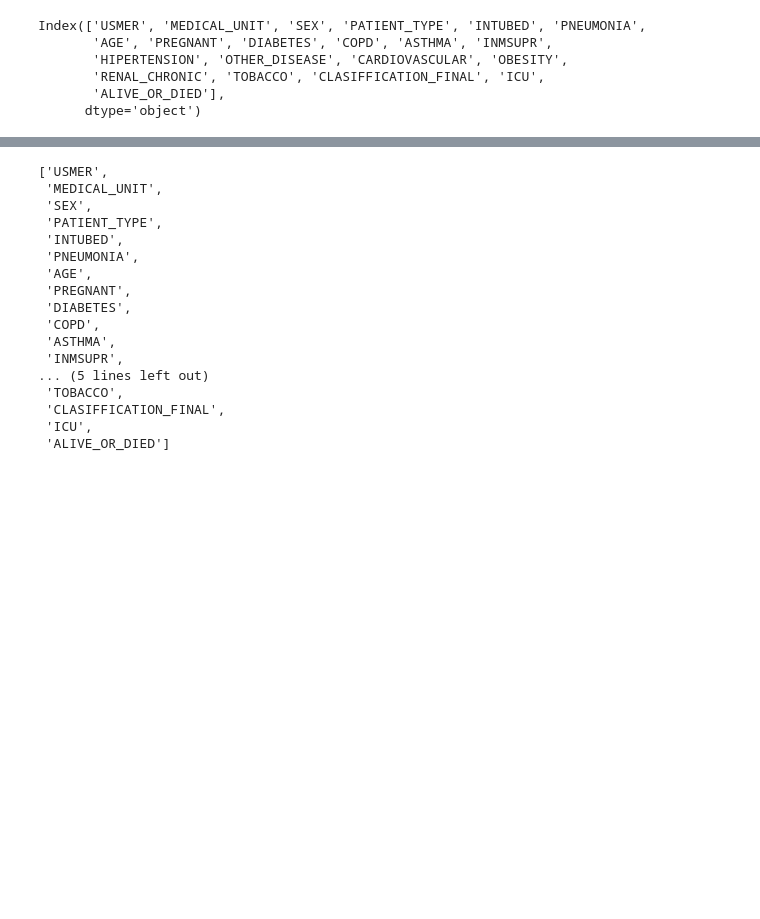
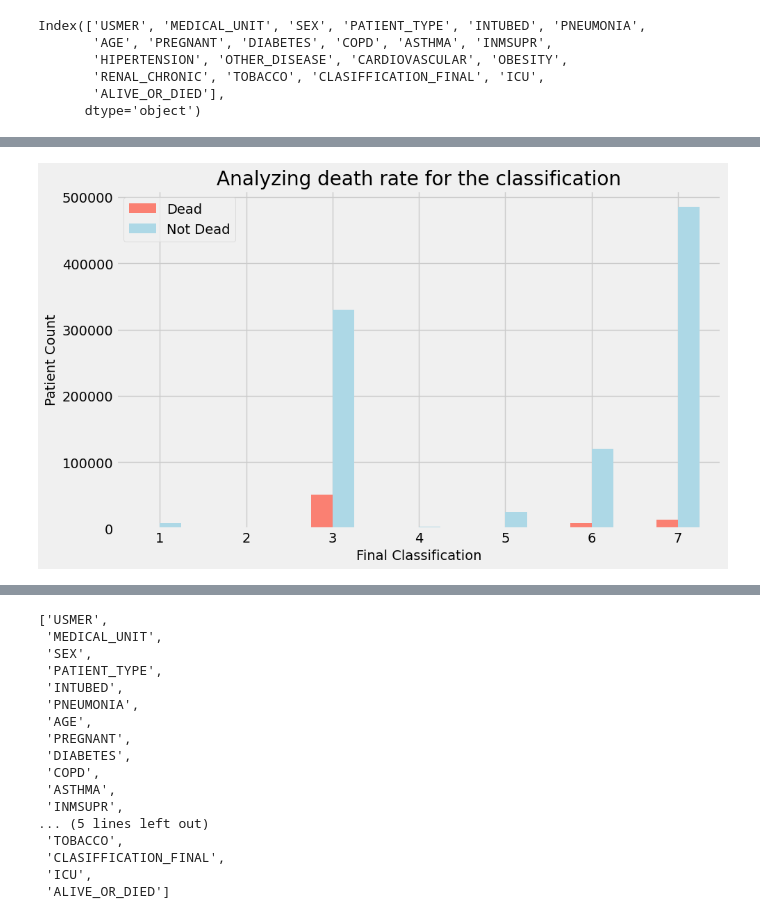
Before and after one commit to andvsilva/sentiment-analysis-deep-learning, a Jupyter notebook: notebooks/clustering.ipynb, the cells around one changed output, grey strips where cells are left out. Cells and saved outputs as stored; diff of their text form; code cells hidden in the pictures; blank space fills up the shorter version.

```diff
--- a/notebooks/clustering.ipynb
+++ b/notebooks/clustering.ipynb
@@ -84,0 +156,9 @@ Index(['USMER', 'MEDICAL_UNIT', 'SEX', 'PATIENT_TYPE', 'INTUBED', 'PNEUMONIA',
+# %%
+pd.crosstab(df_covid.CLASIFFICATION_FINAL, df_covid.ALIVE_OR_DIED).plot(kind="bar", figsize=(10,6), color=["salmon","lightblue"])
+plt.title("Analyzing death rate for the classification")
+plt.xlabel("Final Classification")
+plt.ylabel("Patient Count")
+plt.legend(["Dead", "Not Dead"])
+plt.xticks(rotation=0);
+# %% [output]
+[figure, added]
```
Also changed, not shown: parts of 21 cells of this notebook, 1 other file.
